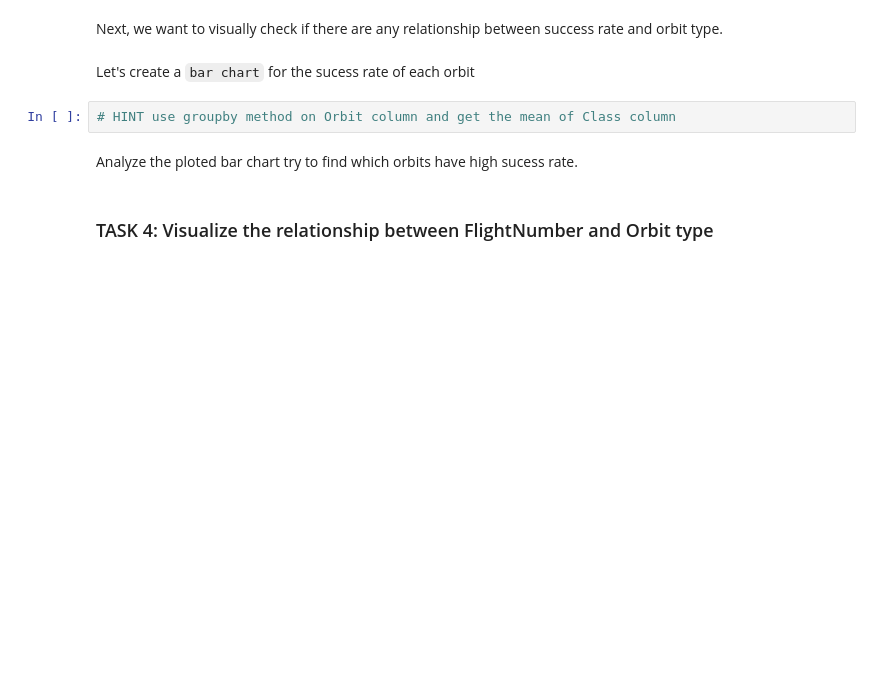
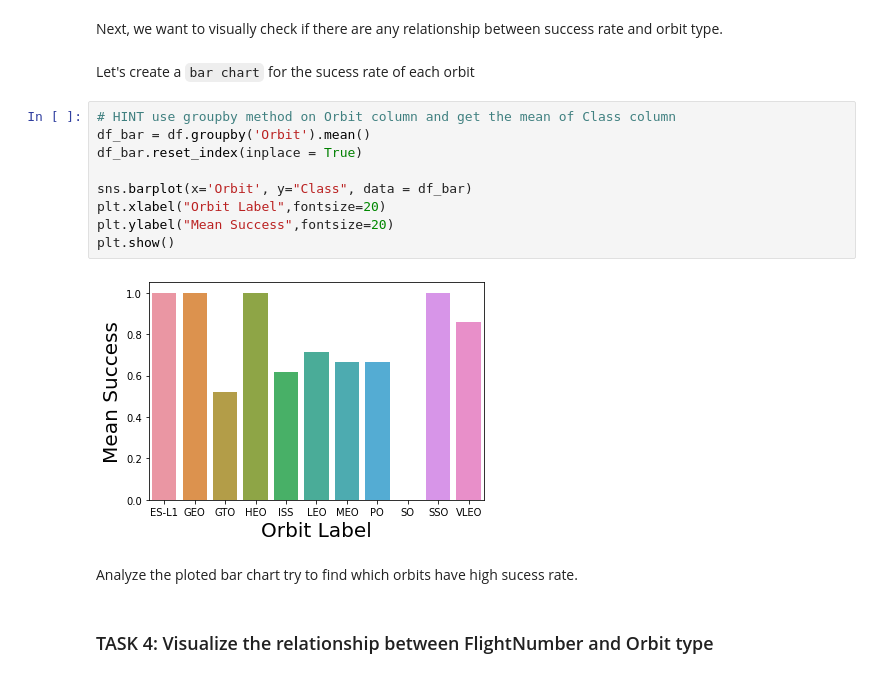
Before and after one commit to MarcCaseyGibson/IBM-Data-Science2021, a Jupyter notebook: Lab4_EDA_Visualization.ipynb, the cells around one changed output. Cells and saved outputs as stored; diff of their text form; blank space fills up the shorter version.

```diff
--- a/Lab4_EDA_Visualization.ipynb
+++ b/Lab4_EDA_Visualization.ipynb
@@ -114,6 +114,15 @@ Next, we want to visually check if there are any relationship between success ra
 Let's create a `bar chart` for the sucess rate of each orbit
 # %%
 # HINT use groupby method on Orbit column and get the mean of Class column
+df_bar = df.groupby('Orbit').mean()
+df_bar.reset_index(inplace = True)
+
+sns.barplot(x='Orbit', y="Class", data = df_bar)
+plt.xlabel("Orbit Label",fontsize=20)
+plt.ylabel("Mean Success",fontsize=20)
+plt.show()
+# %% [output]
+[figure, added]
 # %% [markdown]
 Analyze the ploted bar chart try to find which orbits have high sucess rate.
 # %% [markdown]
```
Also changed, not shown: parts of 8 cells of this notebook.
